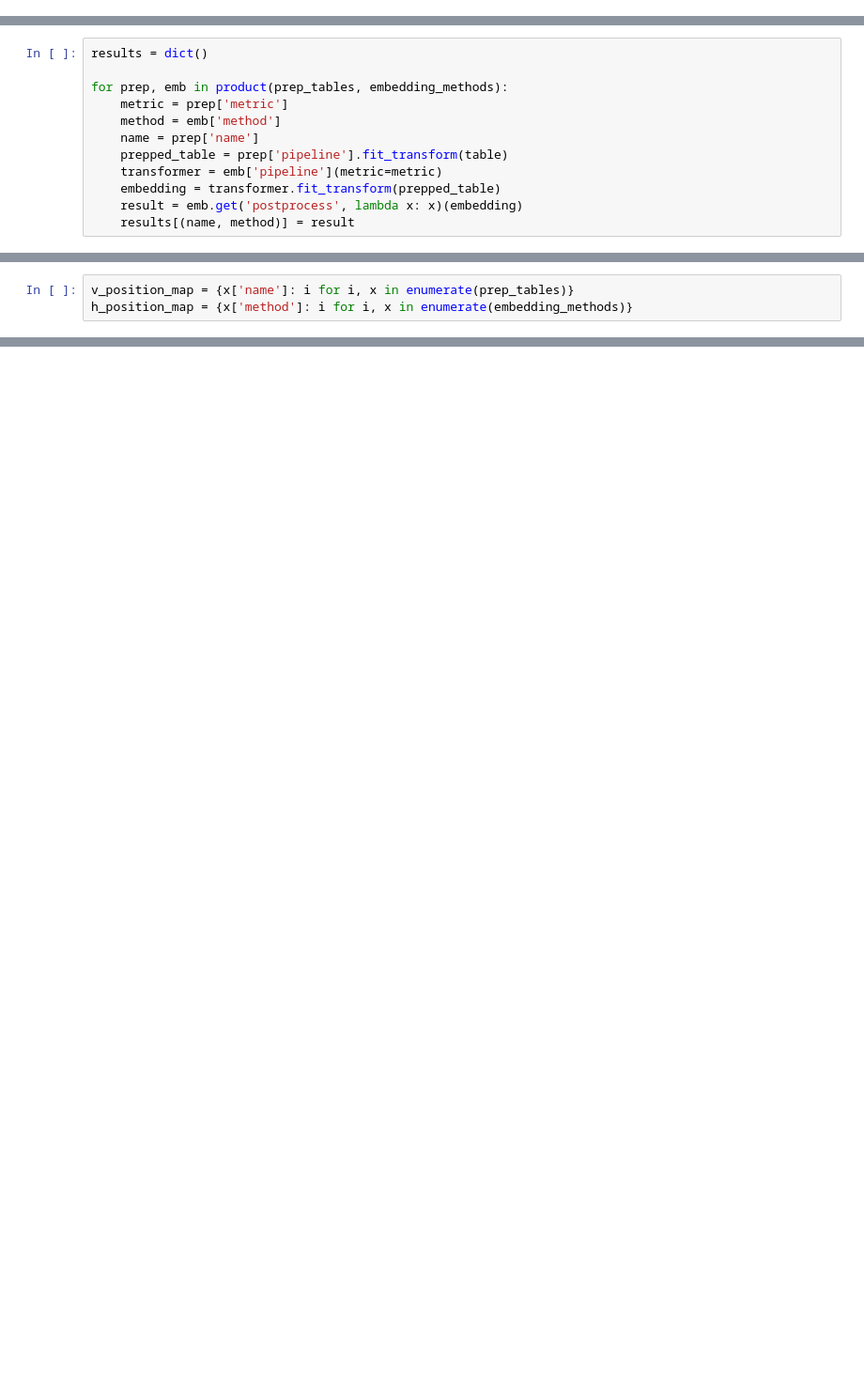
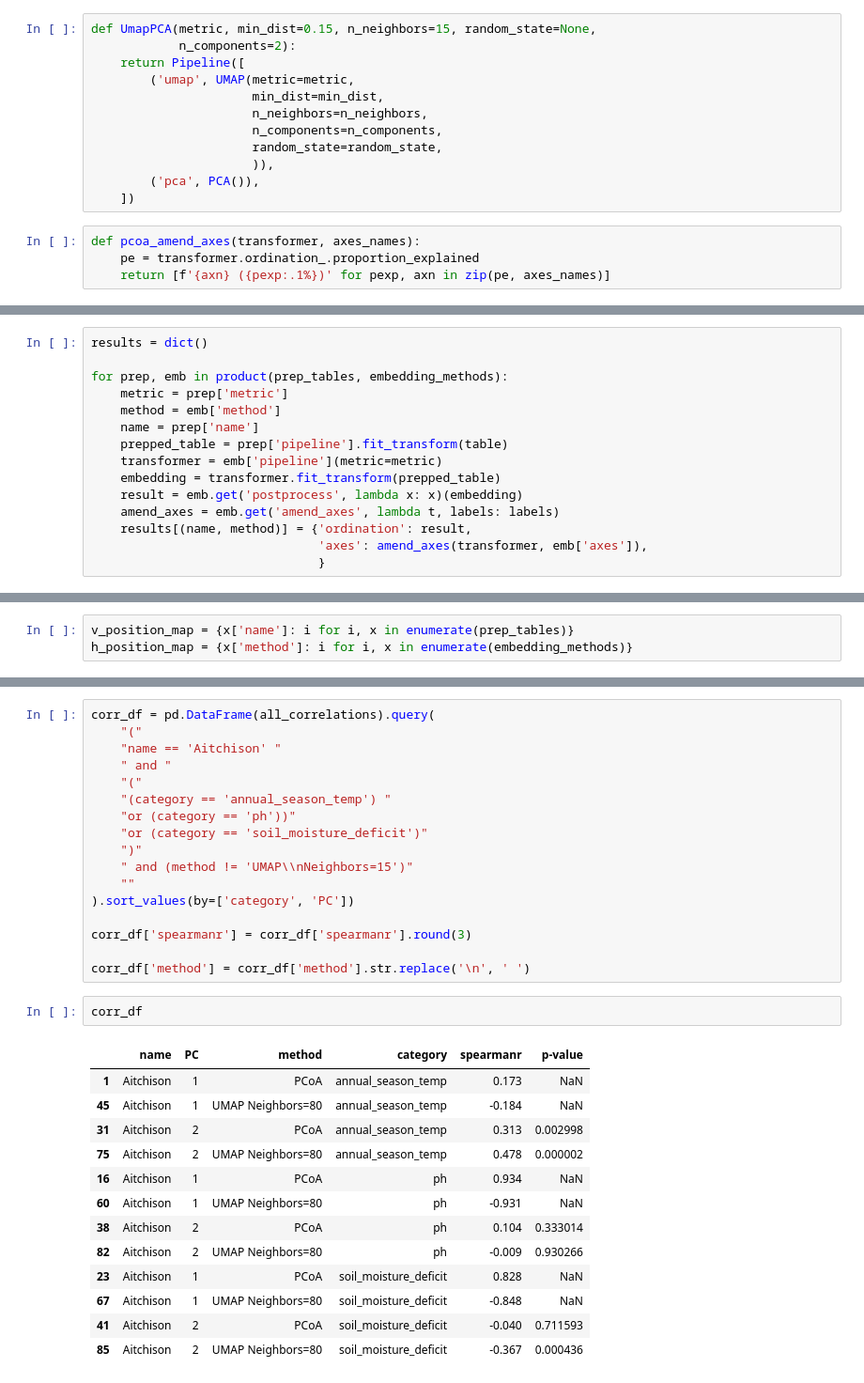
Before and after one commit to knightlab-analyses/umap-microbiome-benchmarking, a Jupyter notebook: notebooks/real-data-soil-benchmark.ipynb, the cells around one changed output, grey strips where cells are left out. Shown: that part at 94% size. Cells and saved outputs as stored; diff of their text form; blank space fills up the shorter version.

```diff
--- a/notebooks/real-data-soil-benchmark.ipynb
+++ b/notebooks/real-data-soil-benchmark.ipynb
@@ -87,0 +126,16 @@ embedding_methods = [
+# %%
+def UmapPCA(metric, min_dist=0.15, n_neighbors=15, random_state=None,
+            n_components=2):
+    return Pipeline([
+        ('umap', UMAP(metric=metric,
+                      min_dist=min_dist,
+                      n_neighbors=n_neighbors,
+                      n_components=n_components,
+                      random_state=random_state,
+                      )),
+        ('pca', PCA()),
+    ])
+# %%
+def pcoa_amend_axes(transformer, axes_names):
+    pe = transformer.ordination_.proportion_explained
+    return [f'{axn} ({pexp:.1%})' for pexp, axn in zip(pe, axes_names)]
@@ -96,6 +182,9 @@ for prep, emb in product(prep_tables, embedding_methods):
     transformer = emb['pipeline'](metric=metric)
     embedding = transformer.fit_transform(prepped_table)
     result = emb.get('postprocess', lambda x: x)(embedding)
-    results[(name, method)] = result
+    amend_axes = emb.get('amend_axes', lambda t, labels: labels)
+    results[(name, method)] = {'ordination': result,
+                               'axes': amend_axes(transformer, emb['axes']),
+                               }
 # %%
 import matplotlib.pyplot as plt
@@ -141,0 +391,33 @@ plt.show()
+# %%
+corr_df = pd.DataFrame(all_correlations).query(
+    "("
+    "name == 'Aitchison' "
+    " and "
+    "("
+    "(category == 'annual_season_temp') "
+    "or (category == 'ph'))"
+    "or (category == 'soil_moisture_deficit')"
+    ")"
+    " and (method != 'UMAP\\nNeighbors=15')"
+    ""
+).sort_values(by=['category', 'PC'])
+
+corr_df['spearmanr'] = corr_df['spearmanr'].round(3)
+
+corr_df['method'] = corr_df['method'].str.replace('\n', ' ')
+# %%
+corr_df
+# %% [output]
+|  | name | PC | method | category | spearmanr | p-value |
+| 1 | Aitchison | 1 | PCoA | annual_season_temp | 0.173 | NaN |
+| 45 | Aitchison | 1 | UMAP Neighbors=80 | annual_season_temp | -0.184 | NaN |
+| 31 | Aitchison | 2 | PCoA | annual_season_temp | 0.313 | 0.002998 |
+| 75 | Aitchison | 2 | UMAP Neighbors=80 | annual_season_temp | 0.478 | 0.000002 |
+| 16 | Aitchison | 1 | PCoA | ph | 0.934 | NaN |
+| 60 | Aitchison | 1 | UMAP Neighbors=80 | ph | -0.931 | NaN |
+| 38 | Aitchison | 2 | PCoA | ph | 0.104 | 0.333014 |
+| 82 | Aitchison | 2 | UMAP Neighbors=80 | ph | -0.009 | 0.930266 |
+| 23 | Aitchison | 1 | PCoA | soil_moisture_deficit | 0.828 | NaN |
+| 67 | Aitchison | 1 | UMAP Neighbors=80 | soil_moisture_deficit | -0.848 | NaN |
+| 41 | Aitchison | 2 | PCoA | soil_moisture_deficit | -0.040 | 0.711593 |
+| 85 | Aitchison | 2 | UMAP Neighbors=80 | soil_moisture_deficit | -0.367 | 0.000436 |
```
Also changed, not shown: parts of 18 cells of this notebook, 1 other file.
